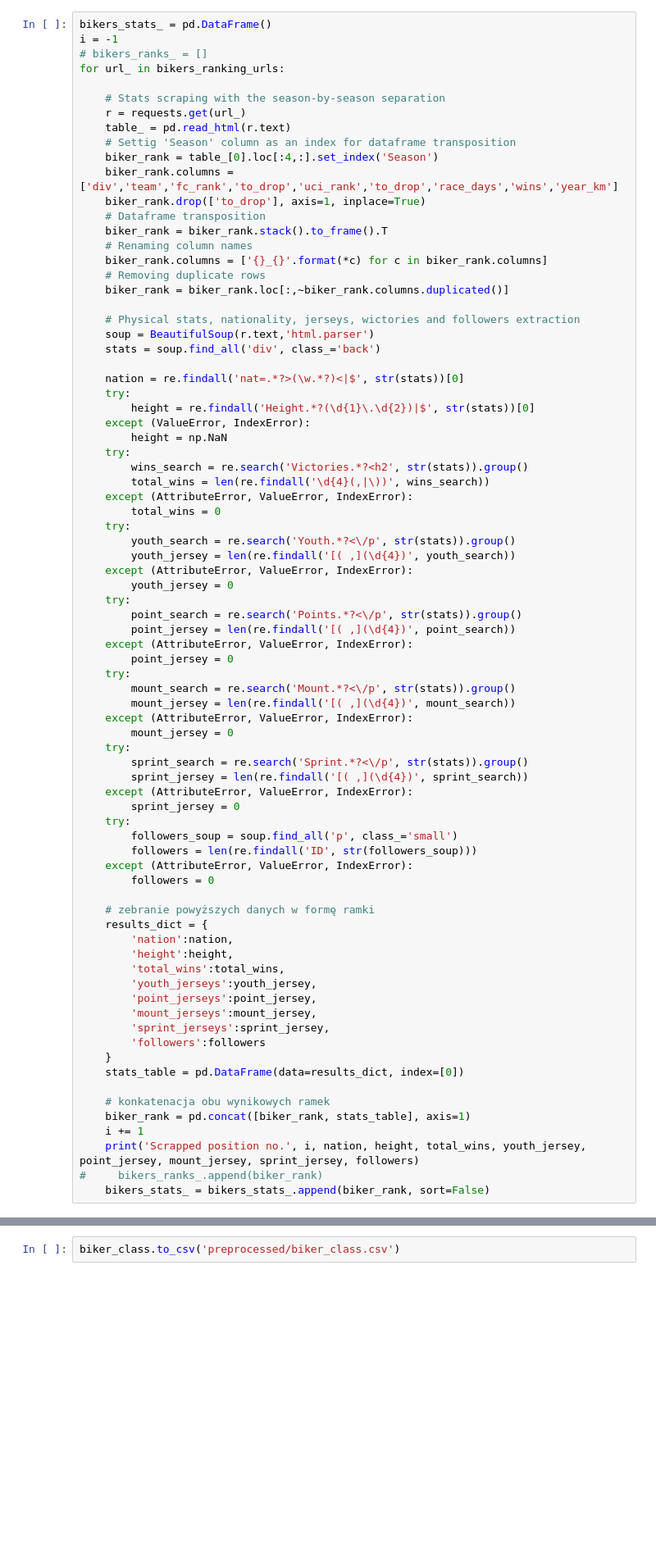
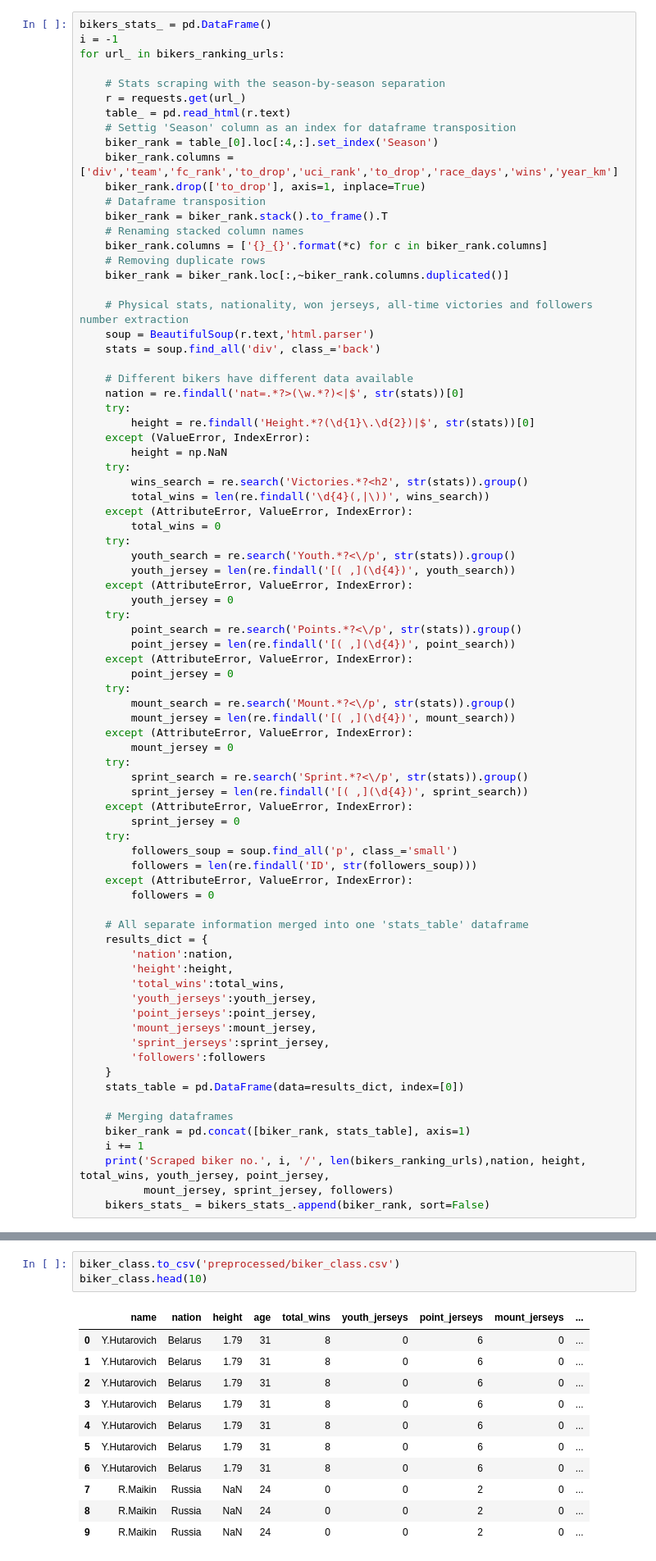
Before and after one commit to norbertstrzelecki/tour_de_pologne_top10, a Jupyter notebook: tdp_1_3_data_mining_and_cleaning.ipynb, the cells around one changed output, grey strips where cells are left out. Shown at 82% size. Saved outputs shown, nothing was run; the diff lists cells and outputs as text; blank space fills up the shorter version.

```diff
--- a/tdp_1_3_data_mining_and_cleaning.ipynb
+++ b/tdp_1_3_data_mining_and_cleaning.ipynb
@@ -483,7 +557,6 @@ len(bikers_ranking_urls)
 # %%
 bikers_stats_ = pd.DataFrame()
 i = -1
-# bikers_ranks_ = []
 for url_ in bikers_ranking_urls:
 
     # Stats scraping with the season-by-season separation
@@ -495,15 +568,16 @@ for url_ in bikers_ranking_urls:
     biker_rank.drop(['to_drop'], axis=1, inplace=True)
     # Dataframe transposition
     biker_rank = biker_rank.stack().to_frame().T
-    # Renaming column names
+    # Renaming stacked column names
     biker_rank.columns = ['{}_{}'.format(*c) for c in biker_rank.columns]
     # Removing duplicate rows
     biker_rank = biker_rank.loc[:,~biker_rank.columns.duplicated()]
 
-    # Physical stats, nationality, jerseys, wictories and followers extraction
+    # Physical stats, nationality, won jerseys, all-time victories and followers number extraction
     soup = BeautifulSoup(r.text,'html.parser')
     stats = soup.find_all('div', class_='back')
 
+    # Different bikers have different data available
     nation = re.findall('nat=.*?>(\w.*?)<|$', str(stats))[0]
     try:
         height = re.findall('Height.*?(\d{1}\.\d{2})|$', str(stats))[0]
@@ -540,7 +614,7 @@ for url_ in bikers_ranking_urls:
     except (AttributeError, ValueError, IndexError):
         followers = 0
 
-    # zebranie powyższych danych w formę ramki
+    # All separate information merged into one 'stats_table' dataframe
     results_dict = {
         'nation':nation,
         'height':height,
@@ -553,9 +627,9 @@ for url_ in bikers_ranking_urls:
     }
     stats_table = pd.DataFrame(data=results_dict, index=[0])
 
-    # konkatenacja obu wynikowych ramek
+    # Merging dataframes
     biker_rank = pd.concat([biker_rank, stats_table], axis=1)
     i += 1
-    print('Scrapped position no.', i, nation, height, total_wins, youth_jersey, point_jersey, mount_jersey, sprint_jersey, followers)
-#     bikers_ranks_.append(biker_rank)
+    print('Scraped biker no.', i, '/', len(bikers_ranking_urls),nation, height, total_wins, youth_jersey, point_jersey,
+          mount_jersey, sprint_jersey, followers)
     bikers_stats_ = bikers_stats_.append(biker_rank, sort=False)
@@ -634,3 +807,16 @@ biker_class[biker_class_null_cols].isnull().sum()
 ### Final biker class dataframe
 # %%
 biker_class.to_csv('preprocessed/biker_class.csv')
+biker_class.head(10)
+# %% [output]
+|  | name | nation | height | age | total_wins | youth_jerseys | point_jerseys | mount_jerseys | ... |
+| 0 | Y.Hutarovich | Belarus | 1.79 | 31 | 8 | 0 | 6 | 0 | ... |
+| 1 | Y.Hutarovich | Belarus | 1.79 | 31 | 8 | 0 | 6 | 0 | ... |
+| 2 | Y.Hutarovich | Belarus | 1.79 | 31 | 8 | 0 | 6 | 0 | ... |
+| 3 | Y.Hutarovich | Belarus | 1.79 | 31 | 8 | 0 | 6 | 0 | ... |
+| 4 | Y.Hutarovich | Belarus | 1.79 | 31 | 8 | 0 | 6 | 0 | ... |
+| 5 | Y.Hutarovich | Belarus | 1.79 | 31 | 8 | 0 | 6 | 0 | ... |
+| 6 | Y.Hutarovich | Belarus | 1.79 | 31 | 8 | 0 | 6 | 0 | ... |
+| 7 | R.Maikin | Russia | NaN | 24 | 0 | 0 | 2 | 0 | ... |
+| 8 | R.Maikin | Russia | NaN | 24 | 0 | 0 | 2 | 0 | ... |
+| 9 | R.Maikin | Russia | NaN | 24 | 0 | 0 | 2 | 0 | ... |
```
Also changed, not shown: parts of 58 cells of this notebook, 8 other files.
